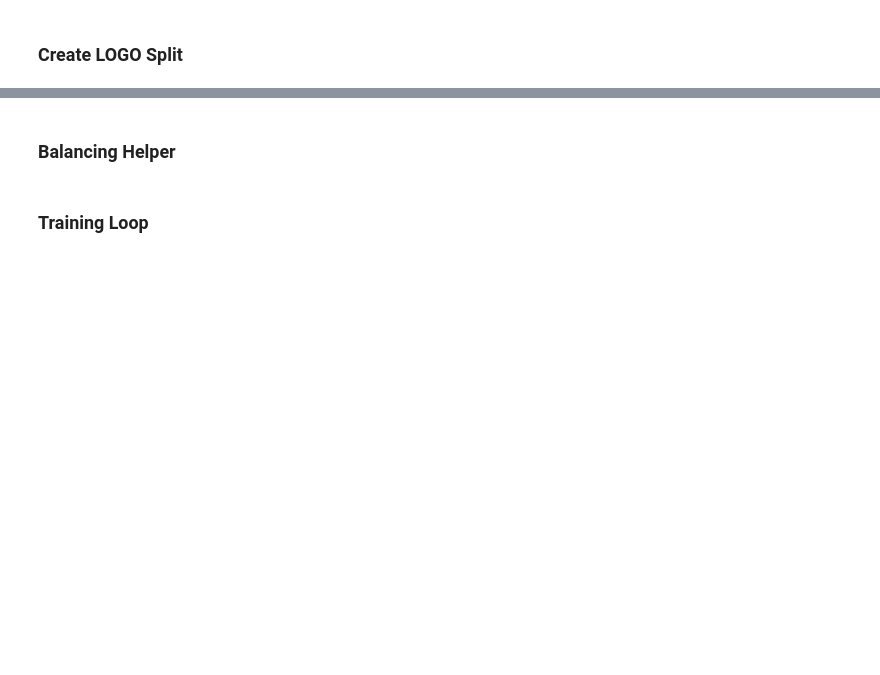
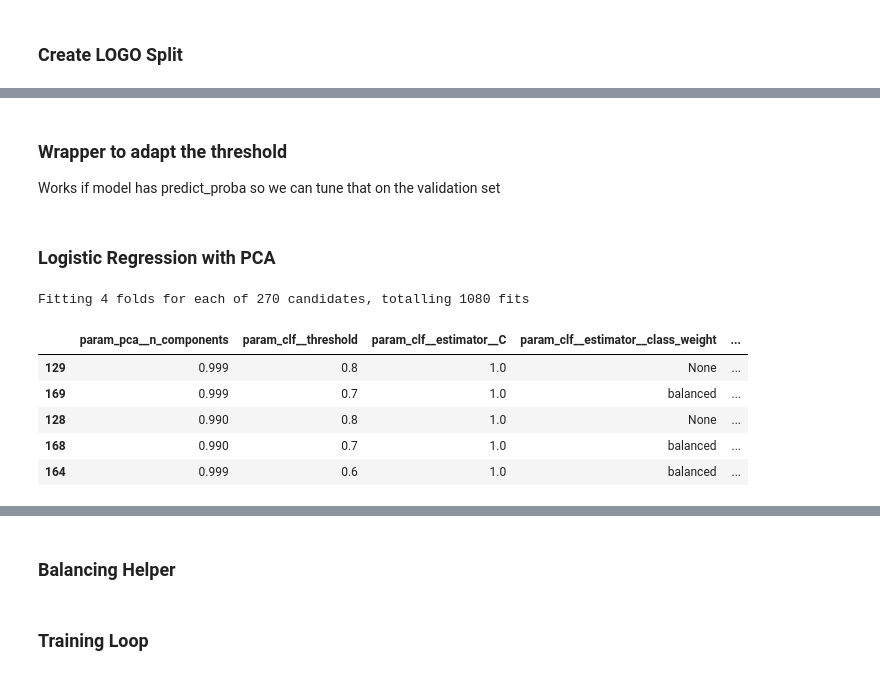
Before and after one commit to m-j-w-f/ROAR, a Jupyter notebook: src/roar/notenbooks/04train_opt.ipynb, the cells around one changed output, grey strips where cells are left out. Saved outputs shown, nothing was run; the diff lists cells and outputs as text; code cells hidden in the pictures; blank space fills up the shorter version.

```diff
--- a/src/roar/notenbooks/04train_opt.ipynb
+++ b/src/roar/notenbooks/04train_opt.ipynb
@@ -321,0 +179,3 @@ Classes: ['150' '211']
+# %% [markdown]
+### Wrapper to adapt the threshold
+Works if model has predict_proba so we can tune that on the validation set
@@ -321,0 +203,64 @@ Classes: ['150' '211']
+# %% [markdown]
+### Logistic Regression with PCA
+# %%
+from sklearn.decomposition import PCA
+from sklearn.linear_model import LogisticRegression
+from sklearn.model_selection import GridSearchCV
+from sklearn.pipeline import Pipeline
+from sklearn.preprocessing import StandardScaler
+
+pipeline = Pipeline(
+    [
+        ("scaler", StandardScaler()),  # standardize features
+        ("pca", PCA(n_components=0.95)),  # reduce to top 5 PCs
+        (
+            "clf",
+            ThresholdClassifier(
+                estimator=LogisticRegression(random_state=42, max_iter=1000), threshold=0.5
+            ),
+        ),
+    ]
+)
+
+param_grid = {
+    "pca__n_components": [0.8, 0.9, 0.95, 0.99, 0.999],
+    "clf__threshold": [0.1, 0.2, 0.3, 0.4, 0.5, 0.6, 0.7, 0.8, 0.9],
+    "clf__estimator__C": [0.1, 1, 10],
+    "clf__estimator__class_weight": [None, "balanced"],
+}
+
+scoring = {
+    "weighted_f1": "f1_weighted",
+    "acc": "accuracy",
+}
+
+grid = GridSearchCV(
+    estimator=pipeline,
+    param_grid=param_grid,
+    scoring=scoring,
+    refit="weighted_f1",
+    cv=logo.split(X, y_enc, groups),
+    n_jobs=-1,
+    verbose=1,
+)
+grid.fit(X, y_enc)
+pd.DataFrame(grid.cv_results_)[
+    [
+        "param_pca__n_components",
+        "param_clf__threshold",
+        "param_clf__estimator__C",
+        "param_clf__estimator__class_weight",
+        "mean_test_weighted_f1",
+        "std_test_weighted_f1",
+        "mean_test_acc",
+        "std_test_acc",
+    ]
+].nlargest(5, columns="mean_test_weighted_f1")
+# %% [output]
+Fitting 4 folds for each of 270 candidates, totalling 1080 fits
+|  | param_pca__n_components | param_clf__threshold | param_clf__estimator__C | param_clf__estimator__class_weight | ... |
+| 129 | 0.999 | 0.8 | 1.0 | None | ... |
+| 169 | 0.999 | 0.7 | 1.0 | balanced | ... |
+| 128 | 0.990 | 0.8 | 1.0 | None | ... |
+| 168 | 0.990 | 0.7 | 1.0 | balanced | ... |
+| 164 | 0.999 | 0.6 | 1.0 | balanced | ... |
```
Also changed, not shown: parts of 28 cells of this notebook, 3 other files.
